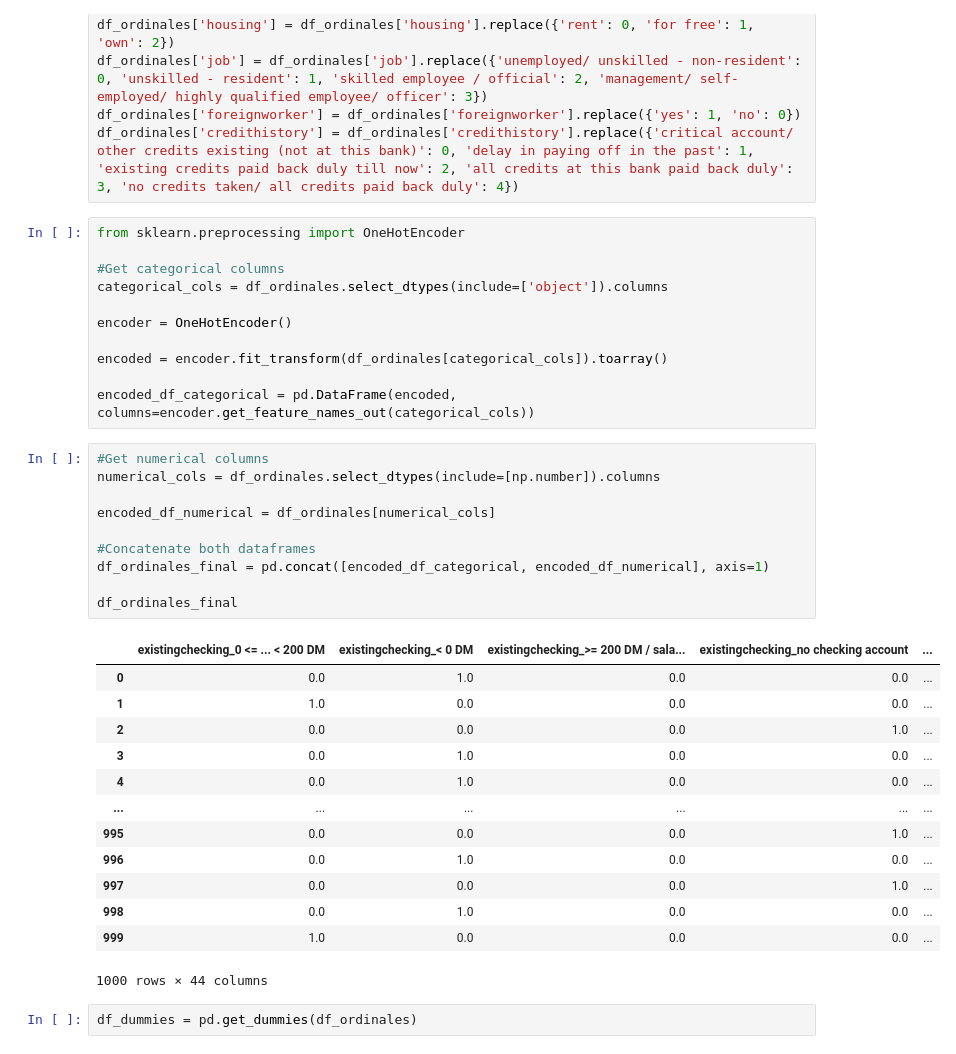
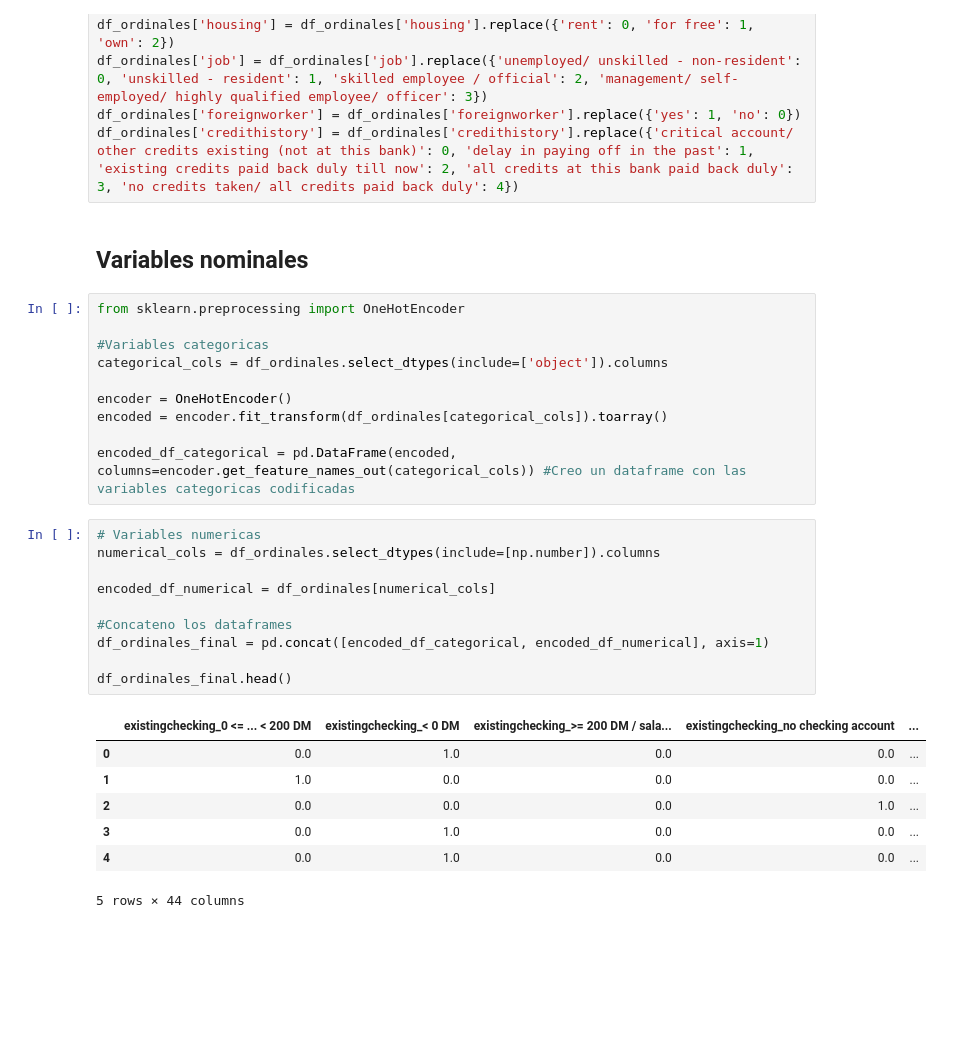
Before and after one commit to adelgado24/IA, a Jupyter notebook: primera_practica/TP_Aprendizaje_Supervisado.ipynb, the cells around one changed output. Saved outputs shown, nothing was run; the diff lists cells and outputs as text; blank space fills up the shorter version.

```diff
--- a/primera_practica/TP_Aprendizaje_Supervisado.ipynb
+++ b/primera_practica/TP_Aprendizaje_Supervisado.ipynb
@@ -434,40 +417,33 @@ df_ordinales['housing'] = df_ordinales['housing'].replace({'rent': 0, 'for free'
 df_ordinales['job'] = df_ordinales['job'].replace({'unemployed/ unskilled - non-resident': 0, 'unskilled - resident': 1, 'skilled employee / official': 2, 'management/ self-employed/ highly qualified employee/ officer': 3})
 df_ordinales['foreignworker'] = df_ordinales['foreignworker'].replace({'yes': 1, 'no': 0})
 df_ordinales['credithistory'] = df_ordinales['credithistory'].replace({'critical account/ other credits existing (not at this bank)': 0, 'delay in paying off in the past': 1, 'existing credits paid back duly till now': 2, 'all credits at this bank paid back duly': 3, 'no credits taken/ all credits paid back duly': 4})
+# %% [markdown]
+## Variables nominales
 # %%
 from sklearn.preprocessing import OneHotEncoder
 
-#Get categorical columns
+#Variables categoricas
 categorical_cols = df_ordinales.select_dtypes(include=['object']).columns
 
 encoder = OneHotEncoder()
-
 encoded = encoder.fit_transform(df_ordinales[categorical_cols]).toarray()
 
-encoded_df_categorical = pd.DataFrame(encoded, columns=encoder.get_feature_names_out(categorical_cols))
+encoded_df_categorical = pd.DataFrame(encoded, columns=encoder.get_feature_names_out(categorical_cols)) #Creo un dataframe con las variables categoricas codificadas
 # %%
-#Get numerical columns
+# Variables numericas
 numerical_cols = df_ordinales.select_dtypes(include=[np.number]).columns
 
 encoded_df_numerical = df_ordinales[numerical_cols]
 
-#Concatenate both dataframes
+#Concateno los dataframes
 df_ordinales_final = pd.concat([encoded_df_categorical, encoded_df_numerical], axis=1)
 
-df_ordinales_final
+df_ordinales_final.head()
 # %% [output]
 |  | existingchecking_0 <= ... < 200 DM | existingchecking_< 0 DM | existingchecking_>= 200 DM / sala... | existingchecking_no checking account | ... |
 | 0 | 0.0 | 1.0 | 0.0 | 0.0 | ... |
 | 1 | 1.0 | 0.0 | 0.0 | 0.0 | ... |
 | 2 | 0.0 | 0.0 | 0.0 | 1.0 | ... |
 | 3 | 0.0 | 1.0 | 0.0 | 0.0 | ... |
 | 4 | 0.0 | 1.0 | 0.0 | 0.0 | ... |
-| ... | ... | ... | ... | ... | ... |
-| 995 | 0.0 | 0.0 | 0.0 | 1.0 | ... |
-| 996 | 0.0 | 1.0 | 0.0 | 0.0 | ... |
-| 997 | 0.0 | 0.0 | 0.0 | 1.0 | ... |
-| 998 | 0.0 | 1.0 | 0.0 | 0.0 | ... |
-| 999 | 1.0 | 0.0 | 0.0 | 0.0 | ... |
-1000 rows × 44 columns
+5 rows × 44 columns
-# %%
-df_dummies = pd.get_dummies(df_ordinales)
```
Also changed, not shown: parts of 32 cells of this notebook.
